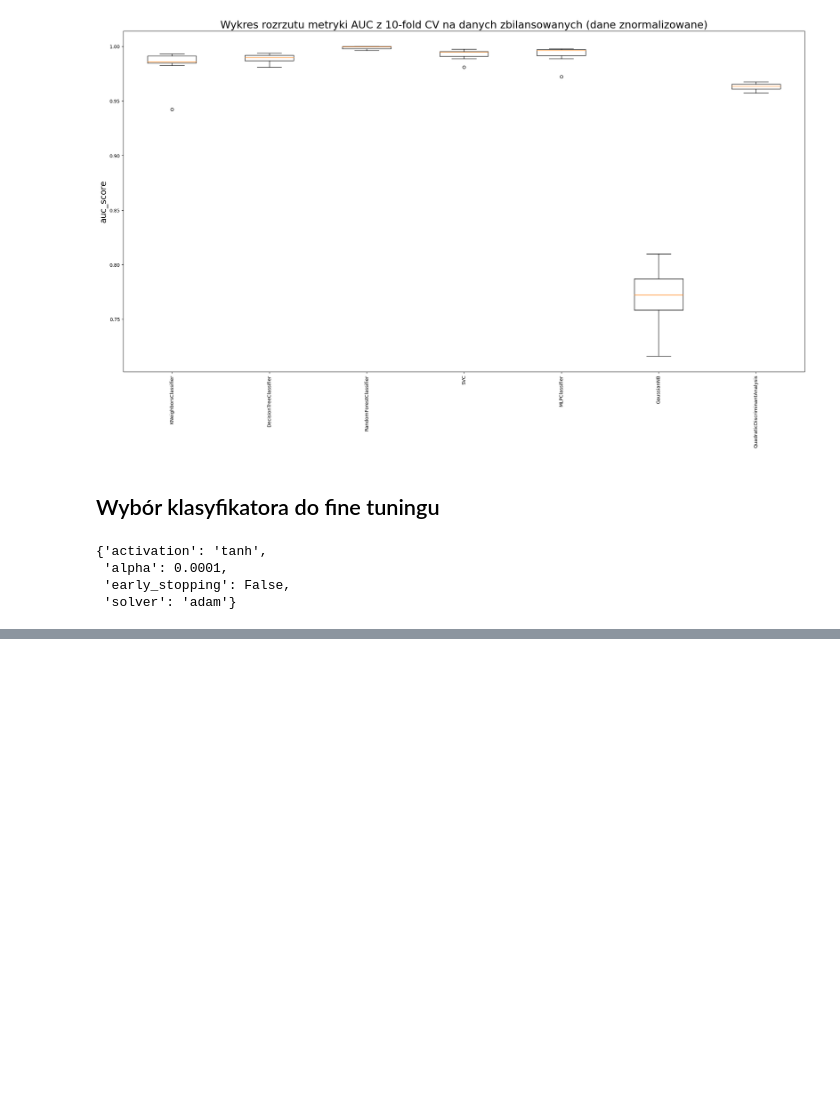
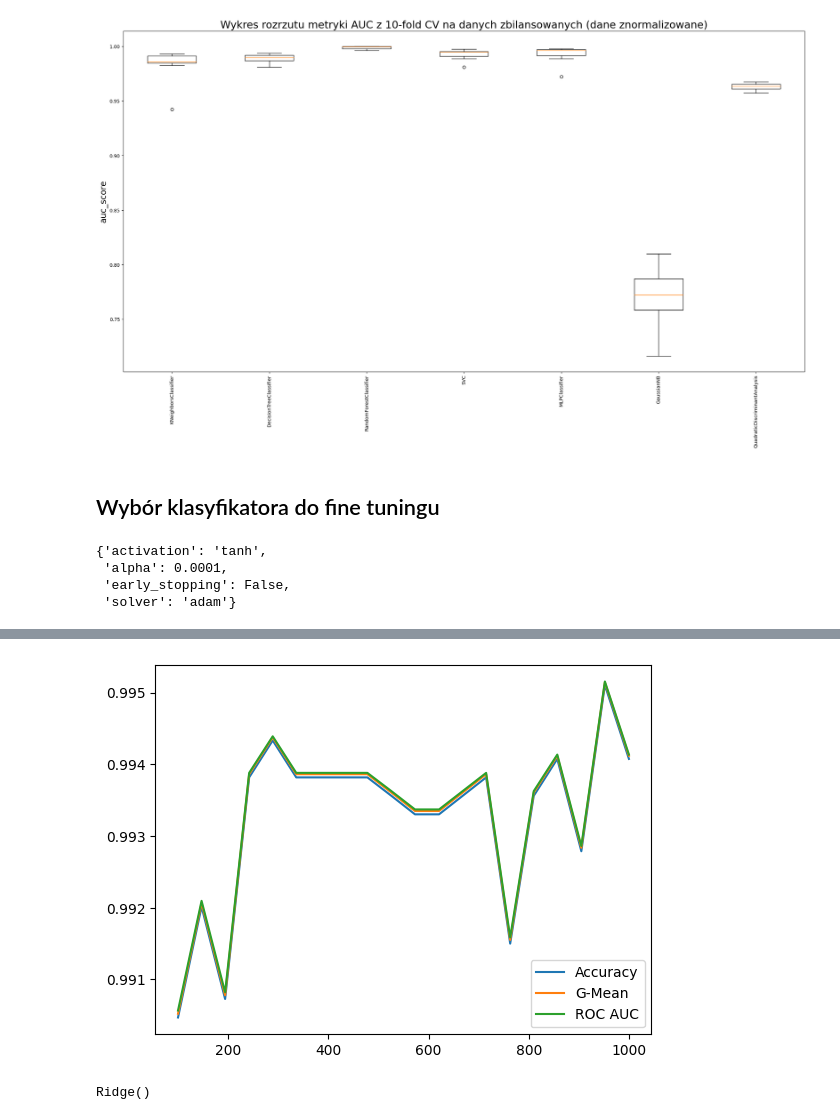
Before and after one commit to marcol13/SUS, a Jupyter notebook: imbalanced-data/imbalanced.ipynb, the cells around one changed output, grey strips where cells are left out. Saved outputs shown, nothing was run; the diff lists cells and outputs as text; code cells hidden in the pictures; blank space fills up the shorter version.

```diff
--- a/imbalanced-data/imbalanced.ipynb
+++ b/imbalanced-data/imbalanced.ipynb
@@ -712,0 +871,27 @@ AttributeError: 'MLPClassifier' object has no attribute 'decision_function'
+# %%
+# def stratified_crossvalidation_scoring(clf, X, y, cv=10, scoring = scoring):
+#     skf = StratifiedKFold(n_splits=cv)
+#     return cross_validate(clf, X, y, cv=skf, scoring=scoring)
+from tqdm import tqdm
+from sklearn.metrics import make_scorer
+
+scoring = {
+    'Accuracy': 'accuracy',
+    'G-Mean': make_scorer(geometric_mean_score),
+    'AUC': make_scorer(roc_auc_score)
+}
+
+accuracy_arr = []
+g_mean_arr = []
+roc_auc_arr = []
+
+for iter in tqdm(np.linspace(100, 1000, 20).astype(np.uint16)):
+    # skf = StratifiedKFold(n_splits=5)
+    # acc, g_mean, roc = cross_validate(MLPClassifier(max_iter=iter), X_res, y_res, cv=skf, scoring=scoring)
+    model = MLPClassifier(max_iter=iter)
+    model.fit(X_train_res, y_train_res)
+
+    pred = model.predict(X_test_res)
+    accuracy_arr.append(accuracy_score(y_test_res, pred))
+    g_mean_arr.append(geometric_mean_score(y_test_res, pred))
+    roc_auc_arr.append(roc_auc_score(y_test_res, pred))
@@ -712,0 +921,18 @@ AttributeError: 'MLPClassifier' object has no attribute 'decision_function'
+# %%
+plt.plot(np.linspace(100, 1000, 20).astype(np.uint16), accuracy_arr, label="Accuracy")
+plt.plot(np.linspace(100, 1000, 20).astype(np.uint16), g_mean_arr, label="G-Mean")
+plt.plot(np.linspace(100, 1000, 20).astype(np.uint16), roc_auc_arr, label="ROC AUC")
+
+plt.legend()
+
+plt.show()
+# %% [output]
+[figure, added]
+# %%
+from sklearn.linear_model import Ridge
+scaler = StandardScaler()
+ridge = Ridge()
+X_tr = scaler.fit_transform(X)
+ridge.fit(X_tr, y)
+# %% [output]
+Ridge()
```
Also changed, not shown: parts of 19 cells of this notebook.
